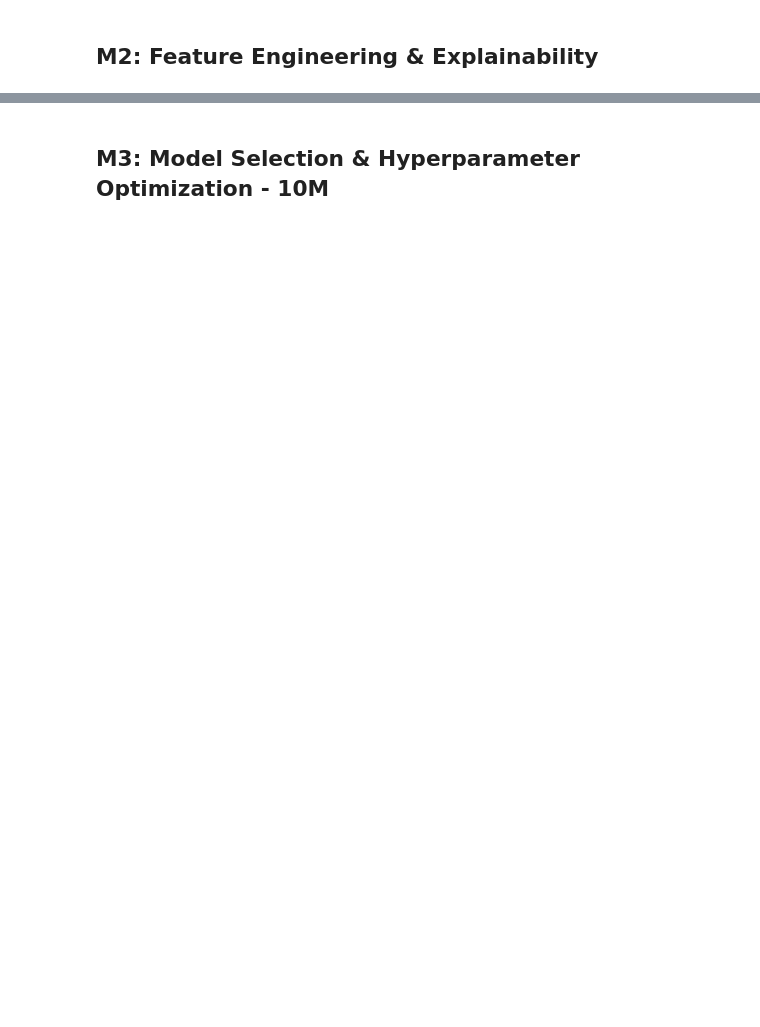
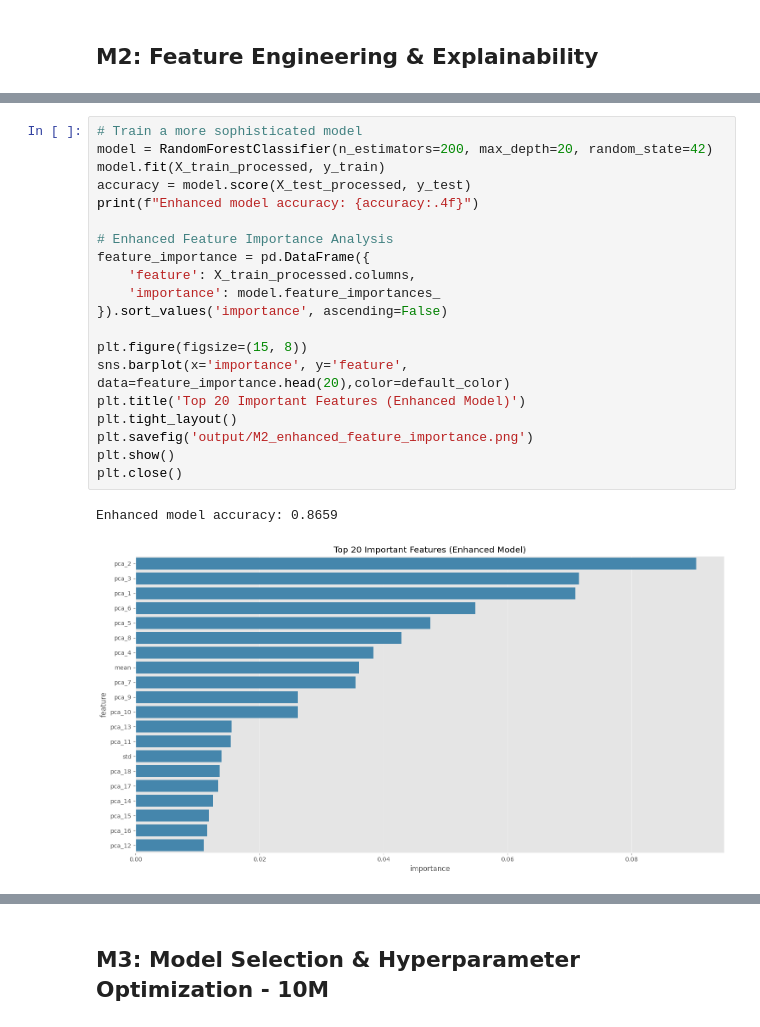
Before and after one commit to ushasri-15/Fashion-MNIST, a Jupyter notebook: group_89_mlops_assignment2.ipynb, the cells around one changed output, grey strips where cells are left out. Saved outputs shown, nothing was run; the diff lists cells and outputs as text; blank space fills up the shorter version.

```diff
--- a/group_89_mlops_assignment2.ipynb
+++ b/group_89_mlops_assignment2.ipynb
@@ -269,0 +236,23 @@ Enhanced feature engineering and explainability analysis completed. Check saved
+# %%
+# Train a more sophisticated model
+model = RandomForestClassifier(n_estimators=200, max_depth=20, random_state=42)
+model.fit(X_train_processed, y_train)
+accuracy = model.score(X_test_processed, y_test)
+print(f"Enhanced model accuracy: {accuracy:.4f}")
+
+# Enhanced Feature Importance Analysis
+feature_importance = pd.DataFrame({
+    'feature': X_train_processed.columns,
+    'importance': model.feature_importances_
+}).sort_values('importance', ascending=False)
+
+plt.figure(figsize=(15, 8))
+sns.barplot(x='importance', y='feature', data=feature_importance.head(20),color=default_color)
+plt.title('Top 20 Important Features (Enhanced Model)')
+plt.tight_layout()
+plt.savefig('output/M2_enhanced_feature_importance.png')
+plt.show()
+plt.close()
+# %% [output]
+Enhanced model accuracy: 0.8659
+[figure, added]
```
Also changed, not shown: parts of 14 cells of this notebook, 2 other files.
